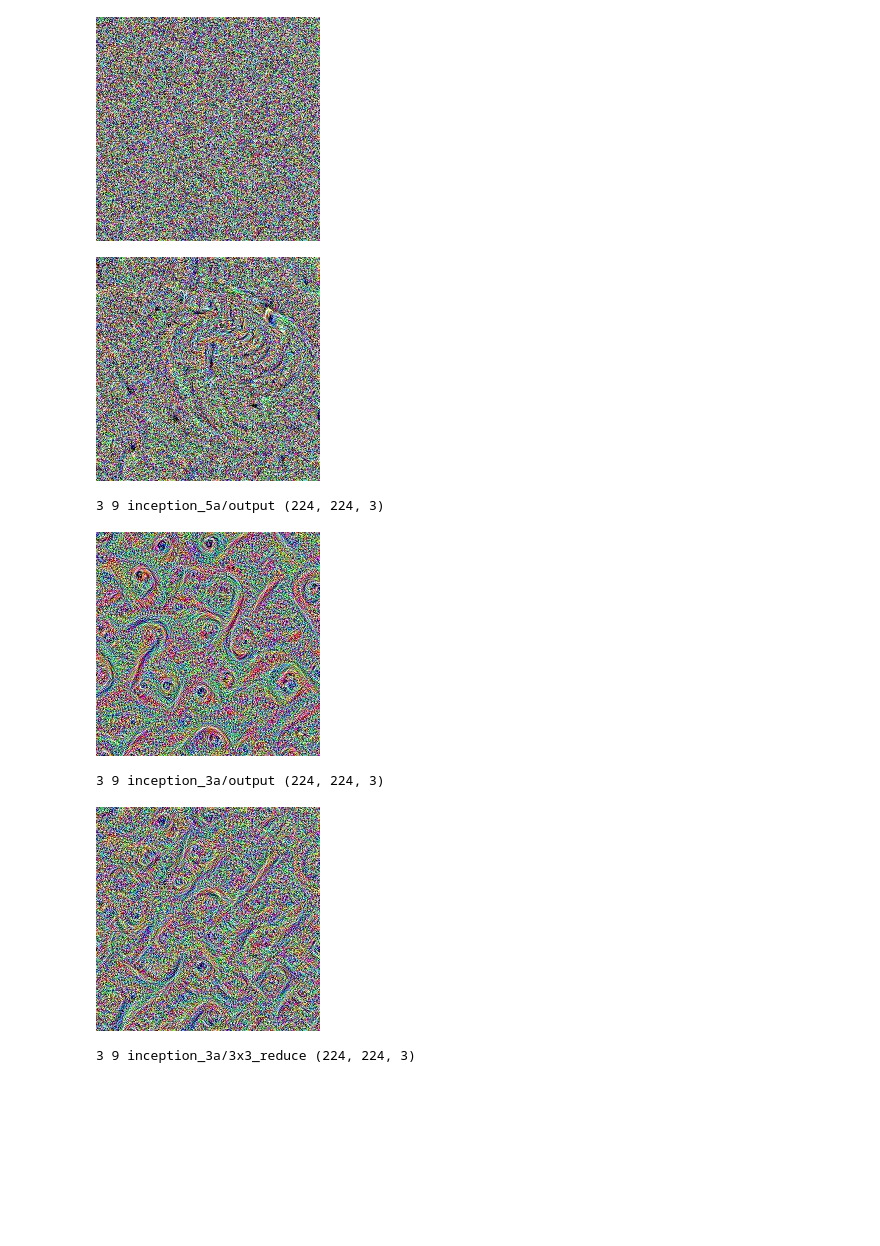
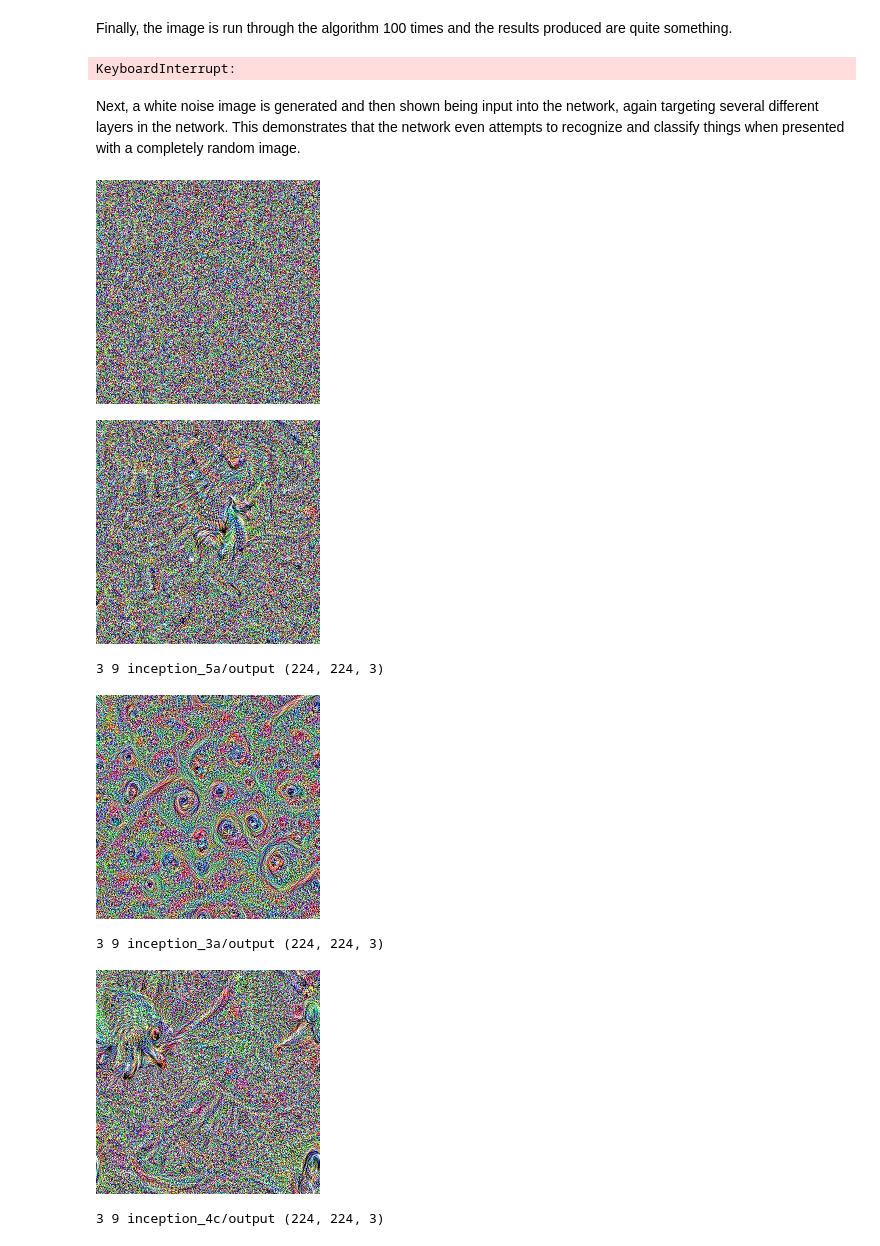
Before and after one commit to RimTeeve/deepdream, a Jupyter notebook: project.ipynb, the cells around one changed output. Drawn from its saved outputs; the diff is of its cells as text; code cells hidden in the pictures; blank space fills up the shorter version.

```diff
--- a/project.ipynb
+++ b/project.ipynb
@@ -10,18 +33,21 @@ import caffe
 
 import random
 
-# Paths
+# Paths to network model and weight data
 model_path = 'models/bvlc_googlenet/'
 net_fn = model_path + 'deploy.prototxt'
 param_fn = model_path + 'bvlc_googlenet.caffemodel'
 
 # Functions
 def showarray(a, fmt='jpeg'):
+    """Display an image defined in an array"""
+
     a = np.uint8(np.clip(a, 0, 255))
     f = StringIO()
     PIL.Image.fromarray(a).save(f, fmt)
     display(Image(data=f.getvalue()))
 
+# a couple of utility functions for converting to and from Caffe's input image layout
 def preprocess(net, img):
     return np.float32(np.rollaxis(img, 2)[::-1]) - net.transformer.mean['data']
 
@@ -53,9 +81,3 @@ open(proto_file, 'w').write(str(model))
 net = caffe.Classifier(proto_file, param_fn,
                        mean = np.float32([104.0, 116.0, 122.0]), # ImageNet mean, training set dependent
                        channel_swap = (2,1,0)) # the reference model has channels in BGR order instead of RGB
-
-# a couple of utility functions for converting to and from Caffe's input image layout
-def preprocess(net, img):
-    return np.float32(np.rollaxis(img, 2)[::-1]) - net.transformer.mean['data']
-def deprocess(net, img):
-    return np.dstack((img + net.transformer.mean['data'])[::-1])
@@ -137,3 +182,22 @@ _=deepdream(net, img, end='inception_5a/output', octave_n=2, iter_n=10)
+# %% [markdown]
+Finally, the image is run through the algorithm 100 times and the results produced are quite something.
+# %%
+!mkdir su_quad
+
+frame = img
+frame_i = 0
+
+h, w = frame.shape[:2]
+s = 0.05 # scale coefficient
+for i in xrange(100):
+    frame = deepdream(net, frame)
+    PIL.Image.fromarray(np.uint8(frame)).save("su_quad/%04d.jpg"%frame_i)
+    frame = nd.affine_transform(frame, [1-s,1-s,1], [h*s/2,w*s/2,0], order=1)
+    frame_i += 1
+# %% [output]
+KeyboardInterrupt:
+# %% [markdown]
+Next, a white noise image is generated and then shown being input into the network, again targeting several different layers in the network. This demonstrates that the network even attempts to recognize and classify things when presented with a completely random image.
 # %%
 noise_img = make_white_noise_image(224, 224)
 showarray(noise_img)
@@ -143,19 +207,19 @@ noise_img.save('white_noise.jpeg')
 f = StringIO()
 noise_img.save(f, 'jpeg')
 # %% [output]
-[figure, old version]
+[figure, new version]
 # %%
 _=deepdream(net, np.float32(PIL.Image.open(f)), octave_n=4, iter_n=10, end='inception_5a/output')
 # %% [output]
-[figure, old version]
+[figure, new version]
 3 9 inception_5a/output (224, 224, 3)
 # %%
 _=deepdream(net, np.float32(PIL.Image.open(f)), octave_n=4, iter_n=10, end='inception_3a/output')
 # %% [output]
-[figure, old version]
+[figure, new version]
 3 9 inception_3a/output (224, 224, 3)
 # %%
-_=deepdream(net, np.float32(PIL.Image.open(f)), octave_n=4, iter_n=10, end='inception_3a/3x3_reduce')
+_=deepdream(net, np.float32(PIL.Image.open(f)), octave_n=4, iter_n=10)
 # %% [output]
-[figure, old version]
+[figure, new version]
-3 9 inception_3a/3x3_reduce (224, 224, 3)
+3 9 inception_4c/output (224, 224, 3)
```
Also changed, not shown: parts of 14 cells of this notebook, 2 other files.
